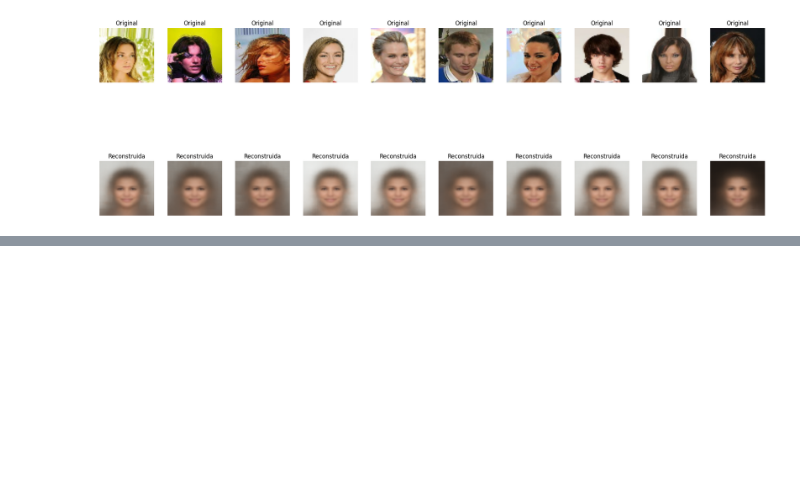
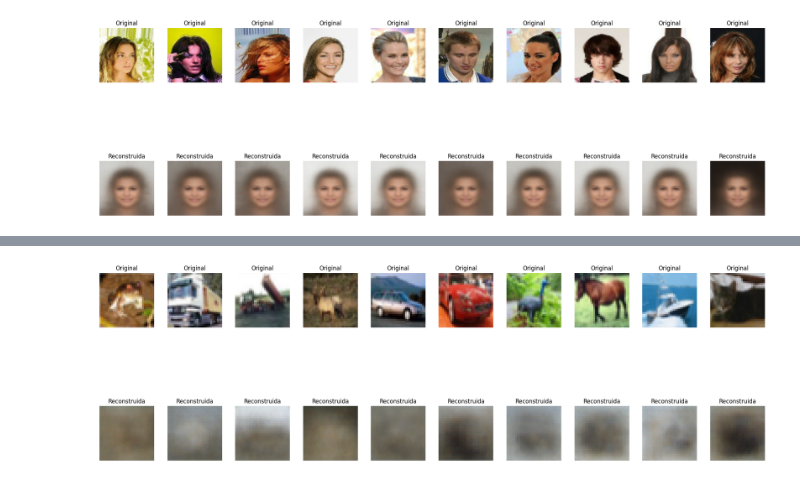
Before and after one commit to roicort/VAE-VQ-VAE, a Jupyter notebook: VAE/VAE.ipynb, the cells around one changed output, grey strips where cells are left out. Saved outputs shown, nothing was run; the diff lists cells and outputs as text; code cells hidden in the pictures; blank space fills up the shorter version.

```diff
--- a/VAE/VAE.ipynb
+++ b/VAE/VAE.ipynb
@@ -216,0 +294,18 @@ plt.show()
+# %%
+vae3 = VAE(image_size=32, channels=3, latent_dim=256)
+
+# Debemos reemplazar el decoder para que produzca imágenes de 32x32x3
+latent_inputs = K.layers.Input(shape=(vae3.latent_dim,))
+x = K.layers.Dense(8 * 8 * 64, activation="relu")(latent_inputs)
+x = K.layers.Reshape((8, 8, 64))(x)
+x = K.layers.Conv2DTranspose(64, 3, activation="relu", strides=2, padding="same")(x)  # 16x16
+x = K.layers.Conv2DTranspose(32, 3, activation="relu", strides=2, padding="same")(x)  # 32x32
+x = K.layers.Conv2DTranspose(16, 3, activation="relu", padding="same")(x)  # 32x32
+decoder_outputs = K.layers.Conv2DTranspose(3, 3, activation="sigmoid", padding="same")(x)
+decoder_outputs = K.layers.Conv2DTranspose(3, 3, activation="sigmoid", padding="same")(x)
+custom_decoder = K.Model(latent_inputs, decoder_outputs, name="decoder")
+
+vae3 = VAE(image_size=32, channels=3, latent_dim=256, decoder=custom_decoder)
+vae3.compile(optimizer=K.optimizers.Adam(1e-4))
+callbacks3 = vae3.get_callbacks(log_dir="logs", patience=20)
+vae3.fit(cifar_images, epochs=100, callbacks=callbacks3, batch_size=256)
@@ -216,0 +316,28 @@ plt.show()
+# %%
+import matplotlib.pyplot as plt
+
+n = 10
+images = cifar_images[:n]
+
+# Obtener la representación latente z y las reconstrucciones
+z_mean, z_log_var, z = vae3.encoder.predict(images)
+predictions = vae3.decoder.predict(z)
+
+plt.figure(figsize=(20, 6))
+
+for i in range(n):
+    # Imagen original
+    ax = plt.subplot(3, n, i + 1)
+    plt.imshow(images[i])
+    plt.title("Original")
+    plt.axis("off")
+
+    # Reconstrucción
+    ax = plt.subplot(3, n, i + 1 + 2*n)
+    plt.imshow(predictions[i])
+    plt.title("Reconstruida")
+    plt.axis("off")
+
+plt.tight_layout()
+plt.show()
+# %% [output]
@@ -216,0 +348 @@ plt.show()
+[figure, added]
```
Also changed, not shown: parts of 7 cells of this notebook, 2 other files.
